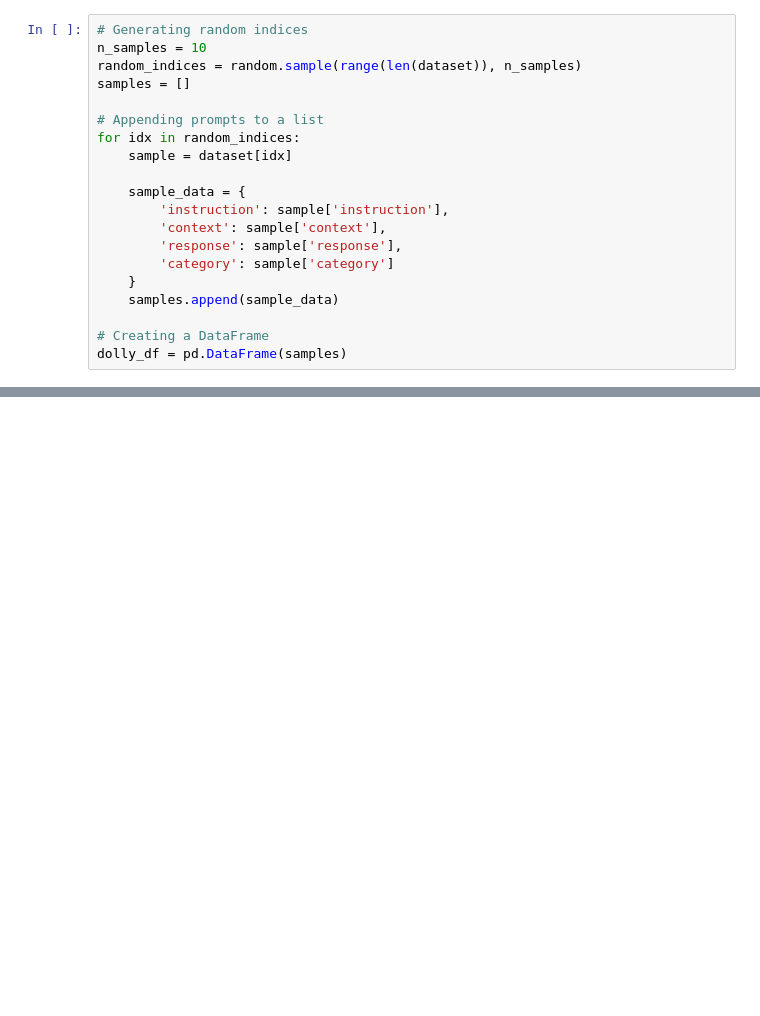
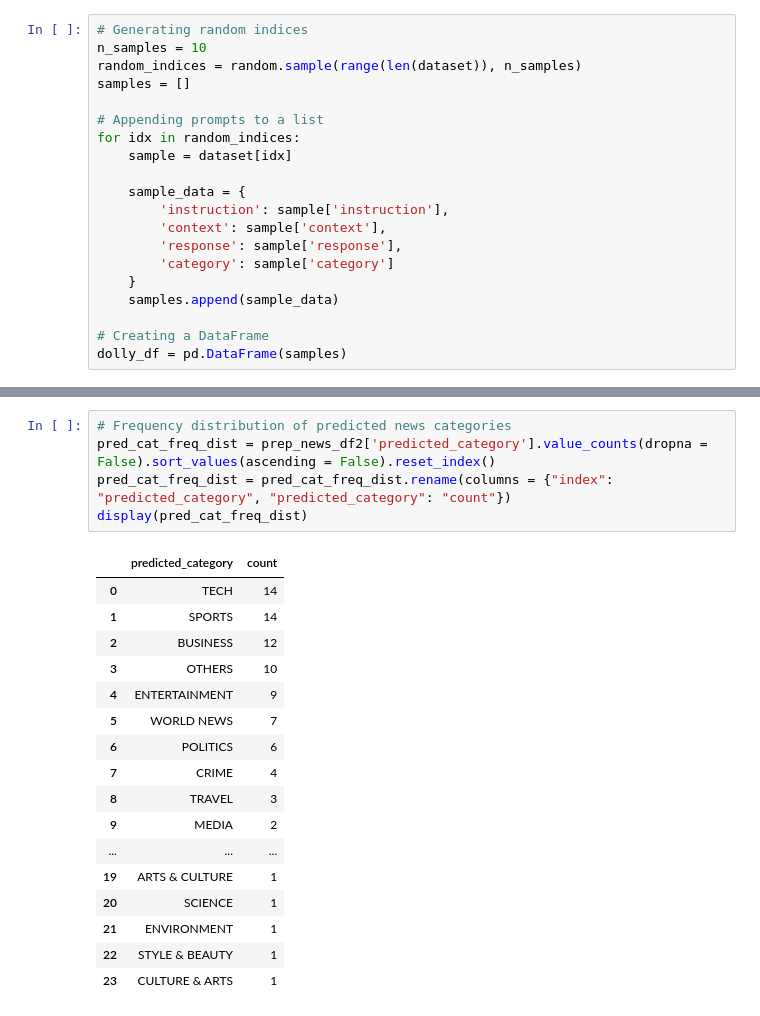
Before and after one commit to DHRUV6029/Llamma-2Fine-Tune-New-Categorization, a Jupyter notebook: notebooks/Data_Set_Generation_for_Llamma_2.ipynb, the cells around one changed output, grey strips where cells are left out. Saved outputs shown, nothing was run; the diff lists cells and outputs as text; blank space fills up the shorter version.

```diff
--- a/notebooks/Data_Set_Generation_for_Llamma_2.ipynb
+++ b/notebooks/Data_Set_Generation_for_Llamma_2.ipynb
@@ -116,0 +356,23 @@ ValueError: ignored
+# %%
+# Frequency distribution of predicted news categories
+pred_cat_freq_dist = prep_news_df2['predicted_category'].value_counts(dropna = False).sort_values(ascending = False).reset_index()
+pred_cat_freq_dist = pred_cat_freq_dist.rename(columns = {"index": "predicted_category", "predicted_category": "count"})
+display(pred_cat_freq_dist)
+# %% [output]
+|  | predicted_category | count |
+| 0 | TECH | 14 |
+| 1 | SPORTS | 14 |
+| 2 | BUSINESS | 12 |
+| 3 | OTHERS | 10 |
+| 4 | ENTERTAINMENT | 9 |
+| 5 | WORLD NEWS | 7 |
+| 6 | POLITICS | 6 |
+| 7 | CRIME | 4 |
+| 8 | TRAVEL | 3 |
+| 9 | MEDIA | 2 |
+| ... | ... | ... |
+| 19 | ARTS & CULTURE | 1 |
+| 20 | SCIENCE | 1 |
+| 21 | ENVIRONMENT | 1 |
+| 22 | STYLE & BEAUTY | 1 |
+| 23 | CULTURE & ARTS | 1 |
```
Also changed, not shown: parts of 27 cells of this notebook, 2 other files.
